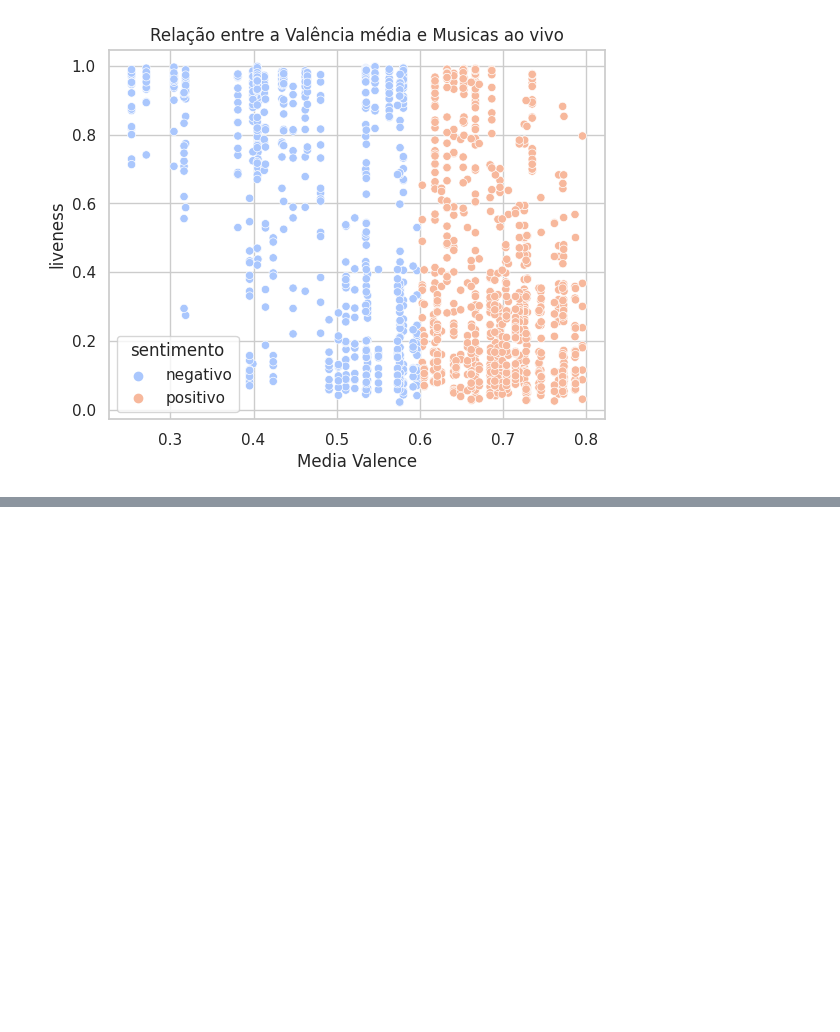
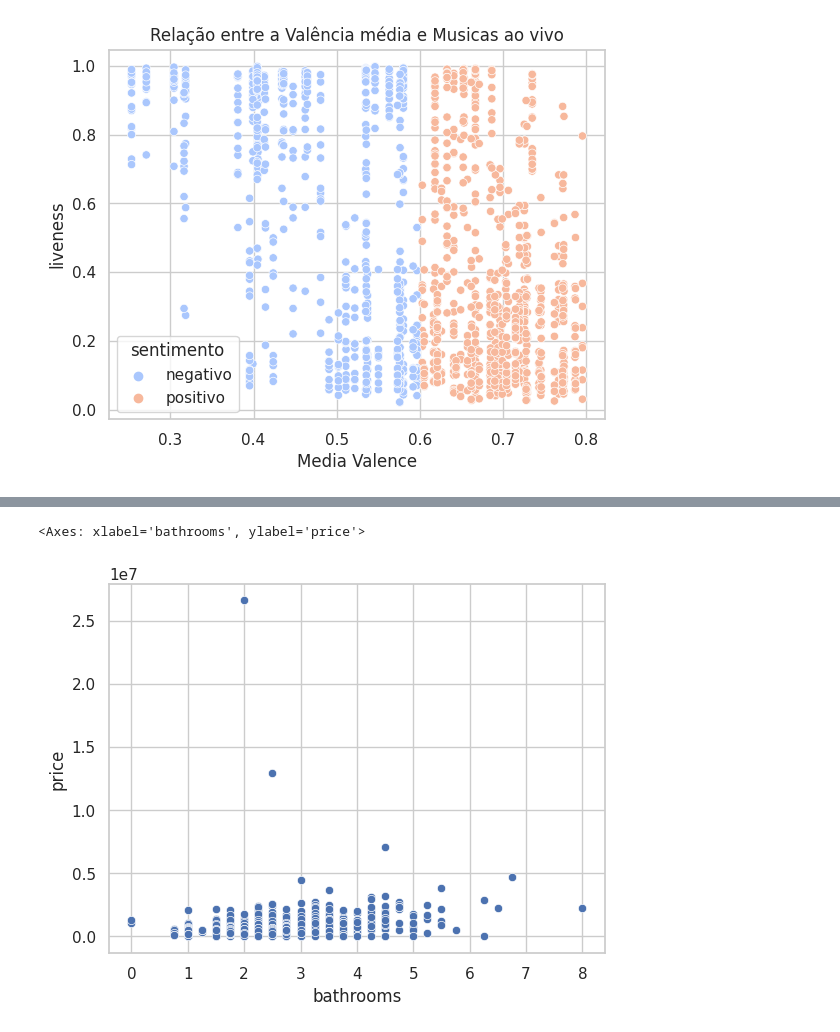
Before and after one commit to aloisiok1/Machine-Learning-com-Python, a Jupyter notebook: Machine_Learning_com_python.ipynb, the cells around one changed output, grey strips where cells are left out. Drawn from its saved outputs; the diff is of its cells as text; code cells hidden in the pictures; blank space fills up the shorter version.

```diff
--- a/Machine_Learning_com_python.ipynb
+++ b/Machine_Learning_com_python.ipynb
@@ -1209,0 +1244,5 @@ plt.show()
+# %%
+sns.scatterplot(data=dados, x="bathrooms", y="price")
+# %% [output]
+<Axes: xlabel='bathrooms', ylabel='price'>
+[figure, added]
```
Also changed, not shown: parts of 12 cells of this notebook, 2 other files.
